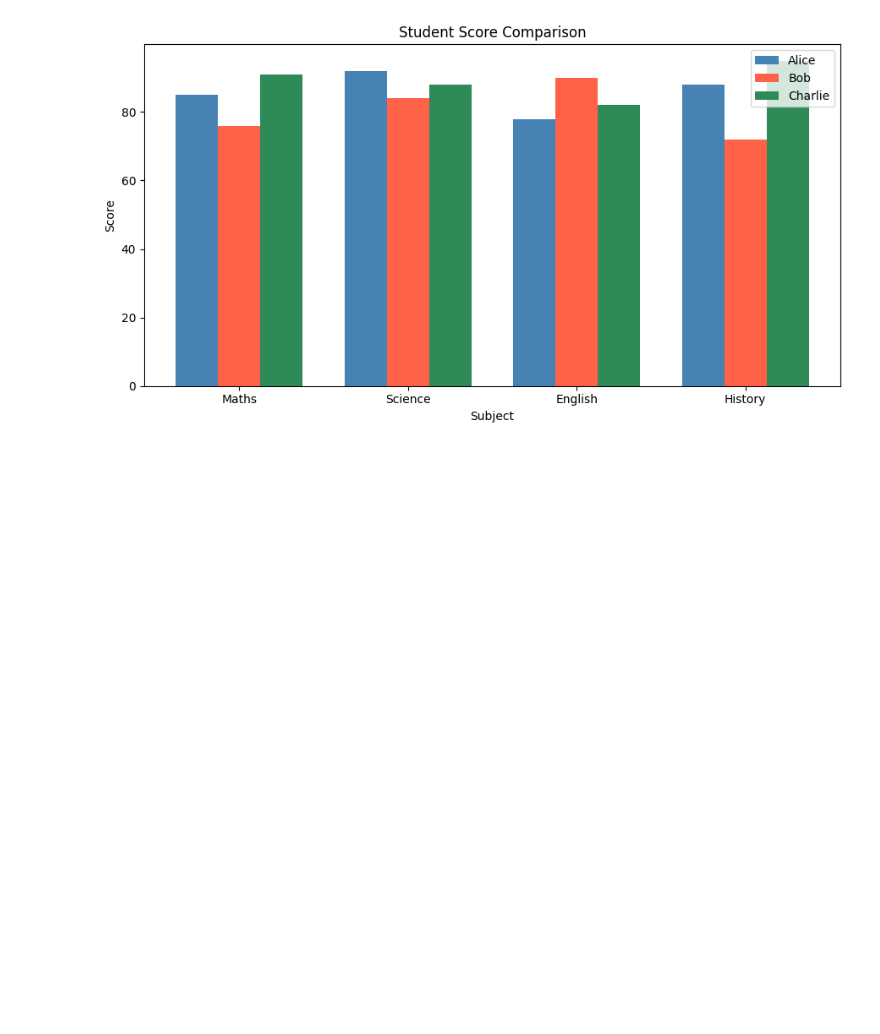
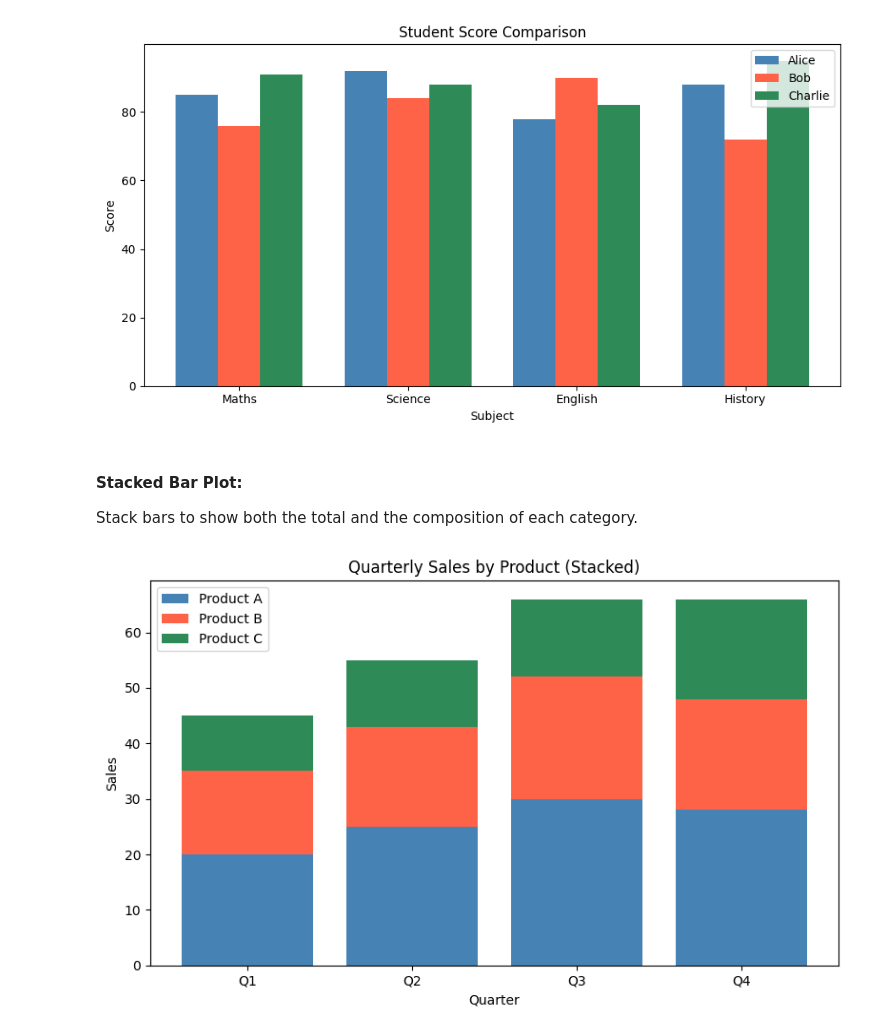
Before and after one commit to chinmairam/GenAI-Upskill, a Jupyter notebook: Matplotlib/Matplotlib_fundamentals.ipynb, the cells around one changed output. Cells and saved outputs as stored; diff of their text form; code cells hidden in the pictures; blank space fills up the shorter version.

Commit message:
Stacked Bar Plot

```diff
--- a/Matplotlib/Matplotlib_fundamentals.ipynb
+++ b/Matplotlib/Matplotlib_fundamentals.ipynb
@@ -407,3 +407,29 @@ plt.tight_layout()
 plt.show()
 # %% [output]
 [figure]
+# %% [markdown]
+#### Stacked Bar Plot:
+
+Stack bars to show both the total and the composition of each category.
+# %%
+quarters = ['Q1', 'Q2', 'Q3', 'Q4']
+product_A = [20, 25, 30, 28]
+product_B = [15, 18, 22, 20]
+product_C = [10, 12, 14, 18]
+
+plt.figure(figsize=(8, 5))
+plt.bar(quarters, product_A, label='Product A', color='steelblue')
+plt.bar(quarters, product_B, label='Product B', color='tomato',
+bottom=product_A)
+# For third layer, bottom = A + B
+bottom_AB = [a+b for a,b in zip(product_A, product_B)]
+plt.bar(quarters, product_C, label='Product C', color='seagreen',
+bottom=bottom_AB)
+plt.title('Quarterly Sales by Product (Stacked)')
+plt.xlabel('Quarter')
+plt.ylabel('Sales')
+plt.legend()
+plt.tight_layout()
+plt.show()
+# %% [output]
+[figure, added]
```
